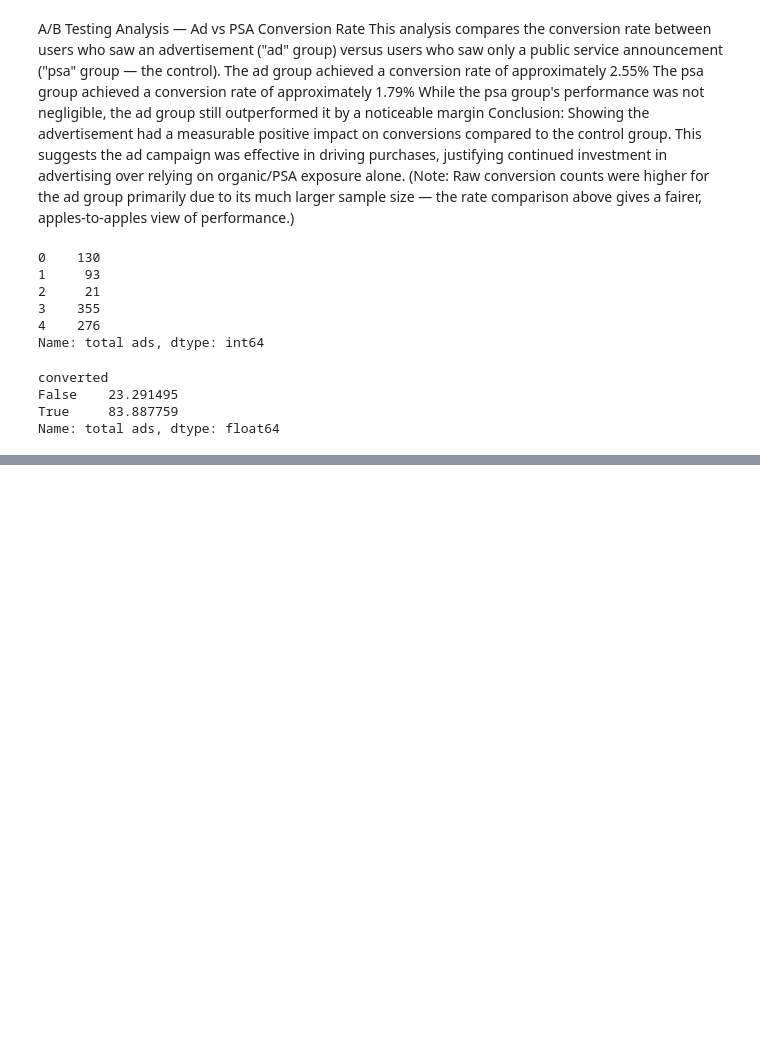
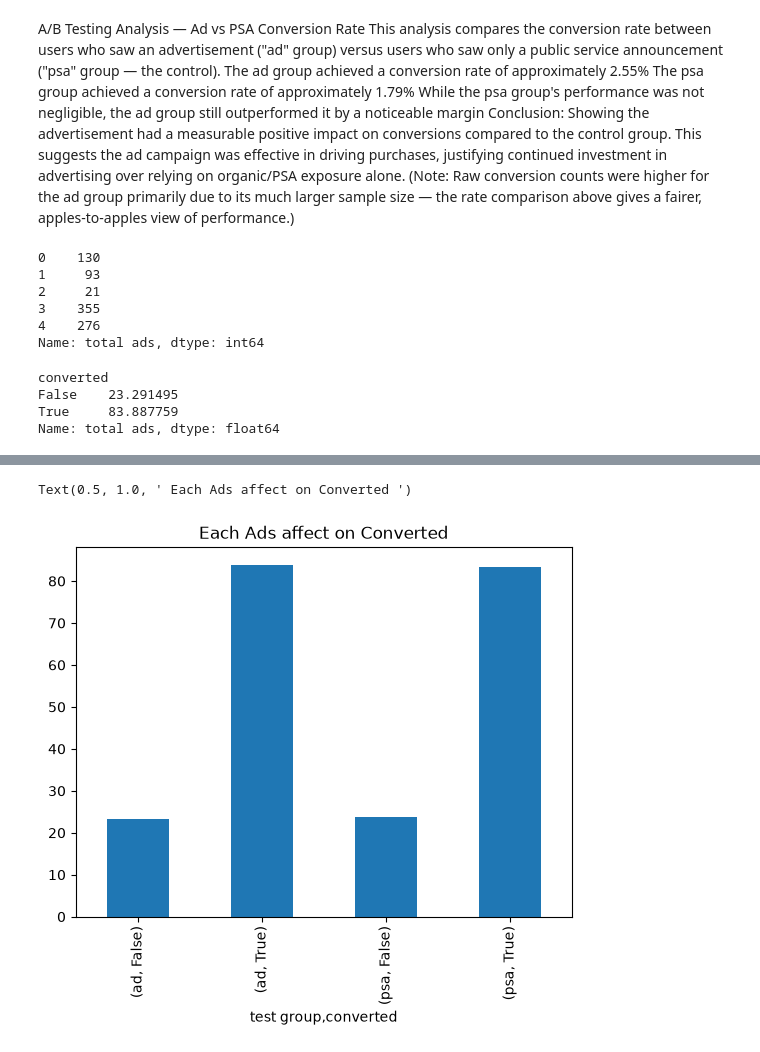
Before and after one commit to Fatima-Arain206/SOFTGROWTECH_INTERNSHIP_PROJECT_TASK2_DATA_ANALYSIS, a Jupyter notebook: ABTesting_AnalysisProject1/ABTesting.ipynb, the cells around one changed output, grey strips where cells are left out. Drawn from its saved outputs; the diff is of its cells as text; code cells hidden in the pictures; blank space fills up the shorter version.

```diff
--- a/ABTesting_AnalysisProject1/ABTesting.ipynb
+++ b/ABTesting_AnalysisProject1/ABTesting.ipynb
@@ -119,0 +137,6 @@ Name: total ads, dtype: float64
+# %%
+ab.groupby(['test group','converted'])['total ads'].mean().plot(kind='bar')
+plt.title(' Each Ads affect on Converted ')
+# %% [output]
+Text(0.5, 1.0, ' Each Ads affect on Converted ')
+[figure, added]
```
Also changed, not shown: parts of 17 cells of this notebook.
